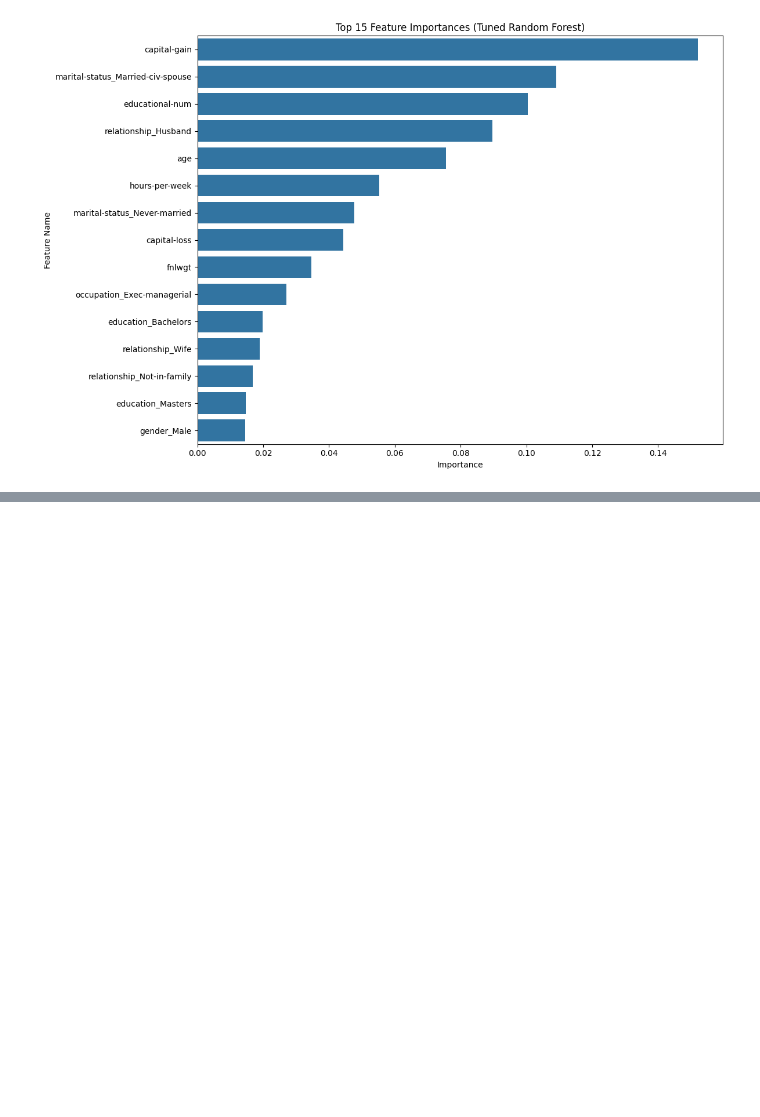
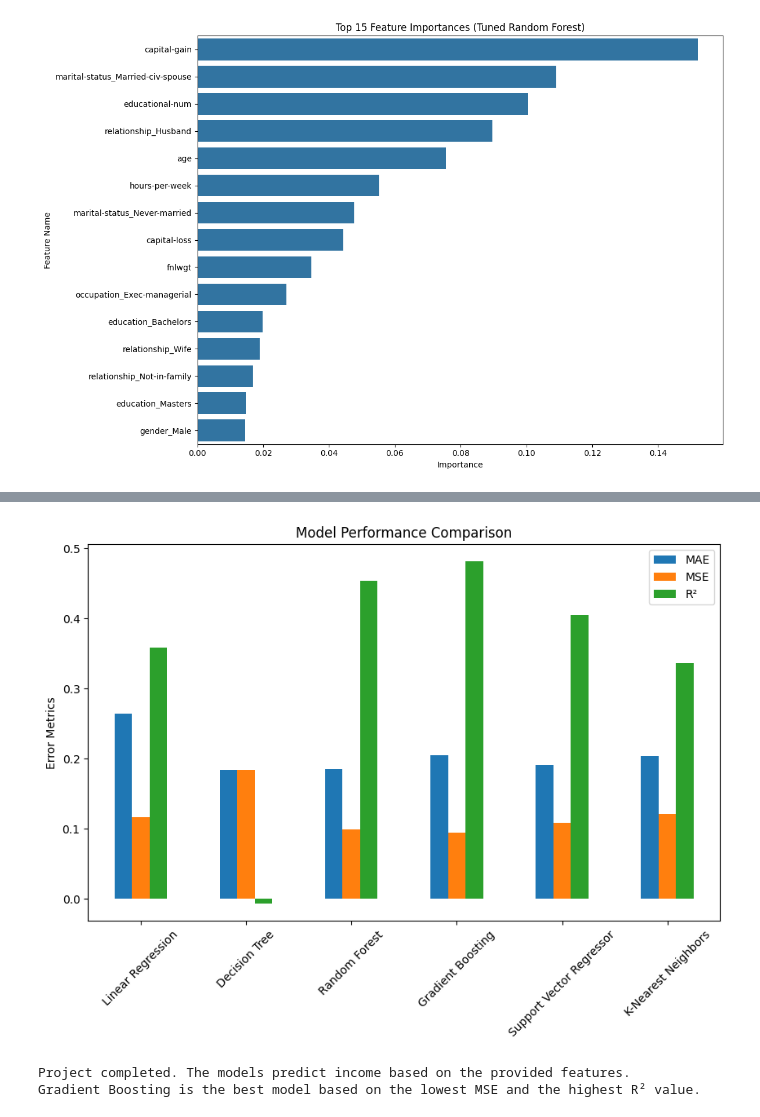
Before and after one commit to MrRD1962/RD, a Jupyter notebook: salary.ipynb, the cells around one changed output, grey strips where cells are left out. Cells and saved outputs as stored; diff of their text form; code cells hidden in the pictures; blank space fills up the shorter version.

```diff
--- a/salary.ipynb
+++ b/salary.ipynb
@@ -293 +303,34 @@ Project completed. The models predict income based on the provided features.
 The tuned Random Forest model generally performs well, and feature importance helps understand key drivers.
+# %%
+models = {
+    'Linear Regression': LinearRegression(),
+    'Decision Tree': DecisionTreeRegressor(),
+    'Random Forest': RandomForestRegressor(n_estimators=100, random_state=42),
+    'Gradient Boosting': GradientBoostingRegressor(n_estimators=100, random_state=42),
+    'Support Vector Regressor': SVR(),
+    'K-Nearest Neighbors': KNeighborsRegressor()
+}
+# Store results
+results = {}
+# %%
+for model_name, model in models.items():
+    # Create a pipeline with the preprocessor and the model
+    pipeline = Pipeline(steps=[('preprocessor', preprocessor), ('regressor', model)])
+
+    # Fit the pipeline
+    pipeline.fit(X_train, y_train)
+
+    # Make predictions
+    predictions = pipeline.predict(X_test)
+
+    # Evaluate the model
+    mae = mean_absolute_error(y_test, predictions)
+    mse = mean_squared_error(y_test, predictions)
+    r2 = r2_score(y_test, predictions)
+
+    results[model_name] = {
+        'MAE': mae,
+        'MSE': mse,
+        'R²': r2
+    }
+    print(f'{model_name} - MAE: {mae:.4f}, MSE: {mse:.4f}, R²: {r2:.4f}')
@@ -293,0 +355,15 @@ The tuned Random Forest model generally performs well, and feature importance he
+# %%
+results_df = pd.DataFrame(results).T
+results_df.plot(kind='bar', figsize=(10, 6))
+plt.title('Model Performance Comparison')
+plt.ylabel('Error Metrics')
+plt.xticks(rotation=45)
+plt.show()
+# %% [output]
+[figure, added]
+# %%
+print("\nProject completed. The models predict income based on the provided features.")
+print("Gradient Boosting is the best model based on the lowest MSE and the highest R² value.")
+# %% [output]
+Project completed. The models predict income based on the provided features.
+Gradient Boosting is the best model based on the lowest MSE and the highest R² value.
```
Also changed, not shown: parts of 4 cells of this notebook.
